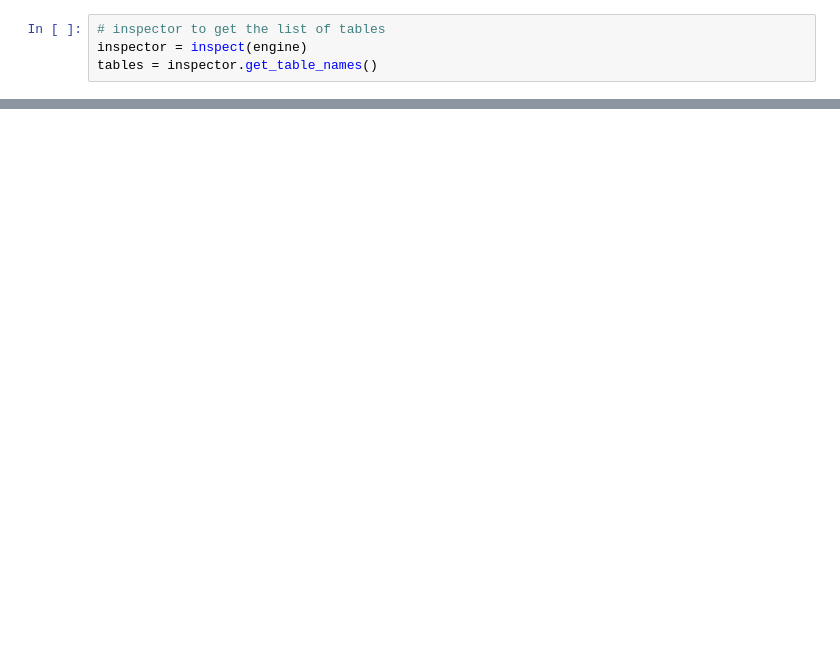
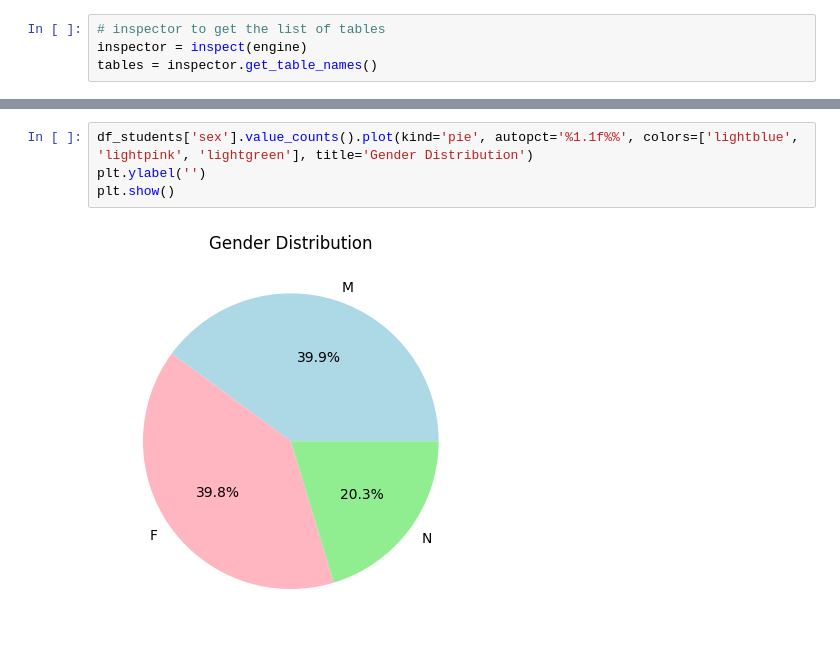
Before and after one commit to rkotkas/subscription-pipeline, a Jupyter notebook: dev/initial_exploration.ipynb, the cells around one changed output, grey strips where cells are left out. Saved outputs shown, nothing was run; the diff lists cells and outputs as text; blank space fills up the shorter version.

```diff
--- a/dev/initial_exploration.ipynb
+++ b/dev/initial_exploration.ipynb
@@ -171,0 +375,6 @@ merged_df.to_csv('merged_data.csv', index=False)
+# %%
+df_students['sex'].value_counts().plot(kind='pie', autopct='%1.1f%%', colors=['lightblue', 'lightpink', 'lightgreen'], title='Gender Distribution')
+plt.ylabel('')
+plt.show()
+# %% [output]
+[figure, added]
```
Also changed, not shown: parts of 56 cells of this notebook, 4 other files.
